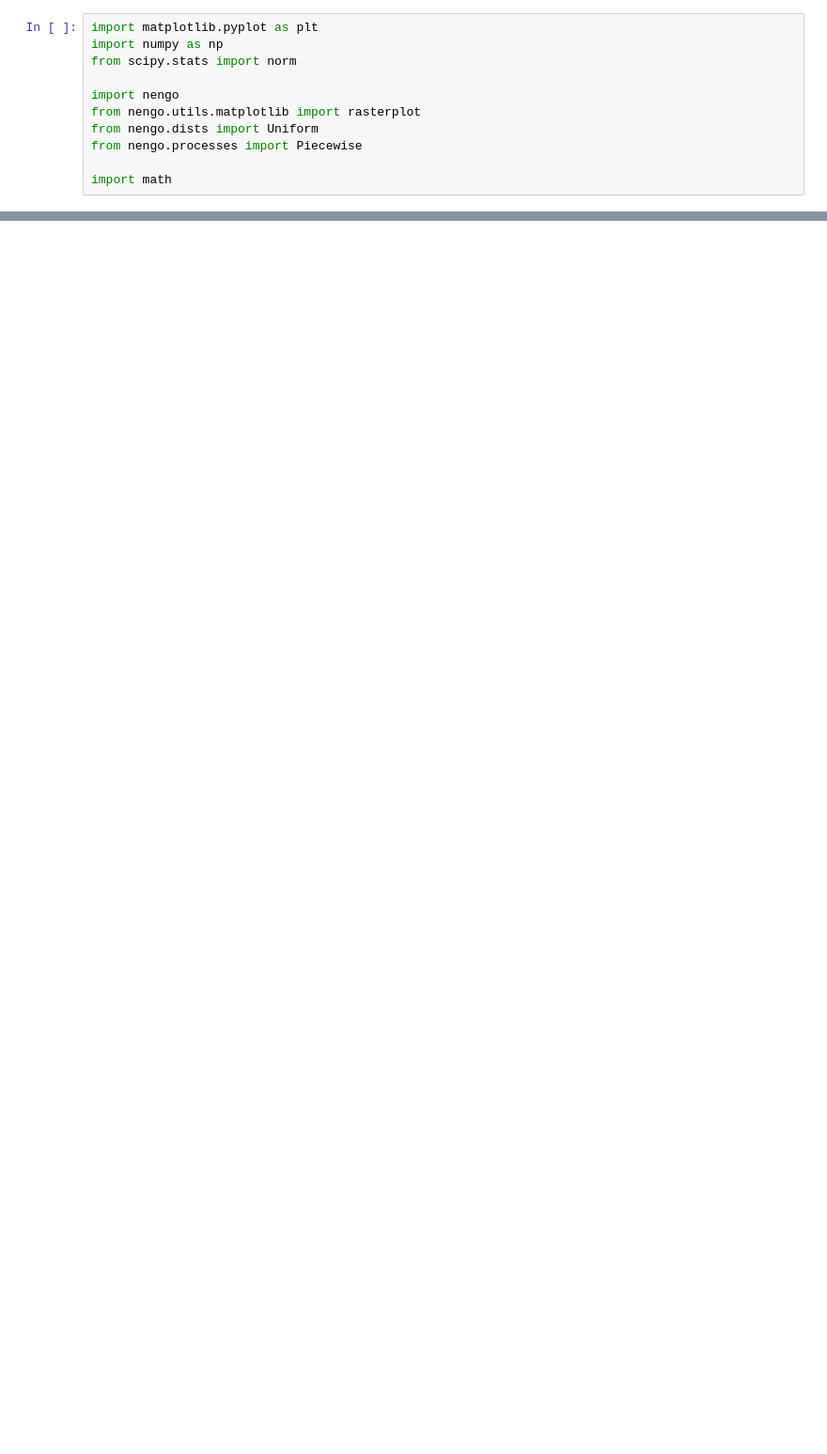
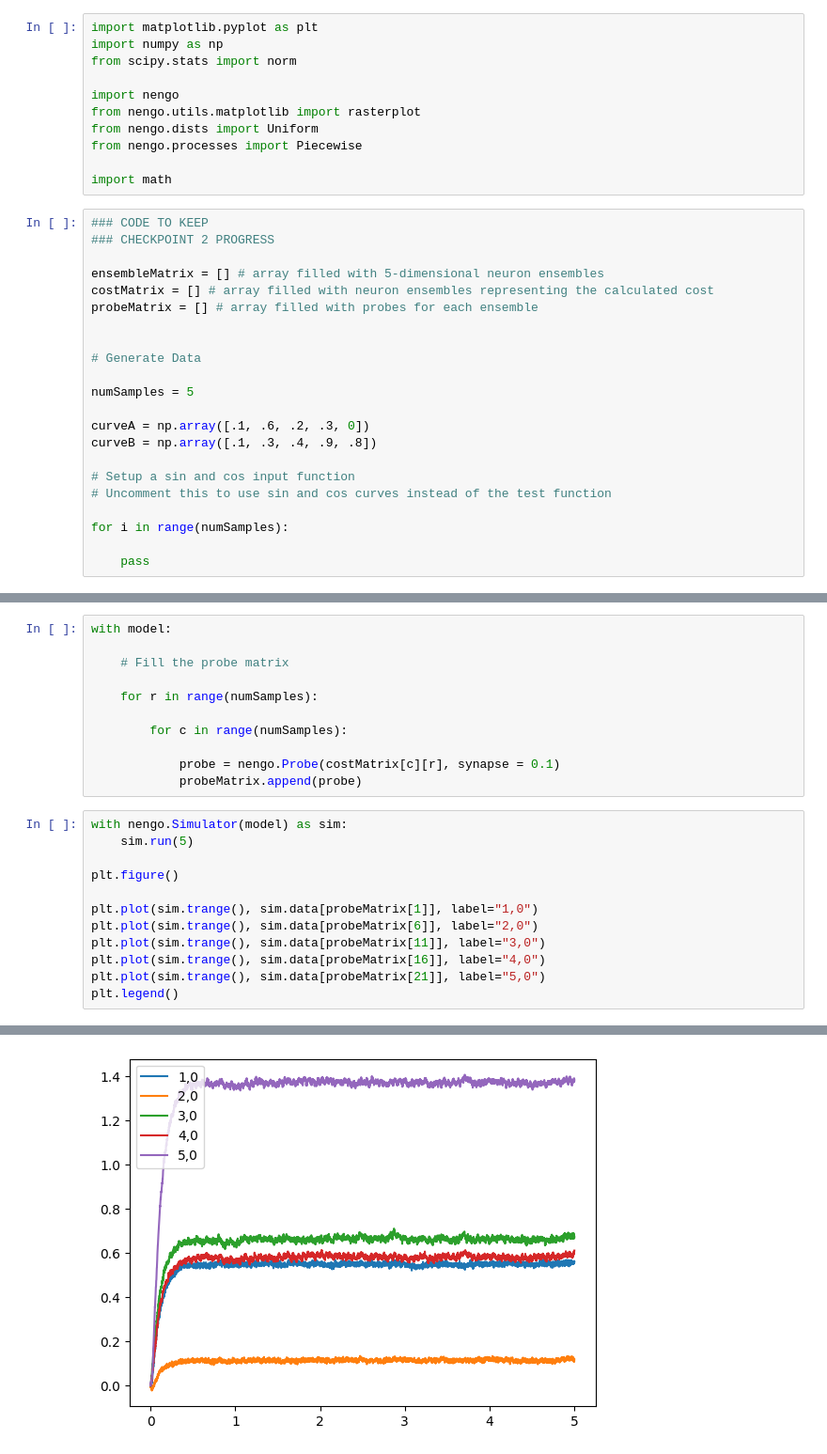
Before and after one commit to aplsamson/ECE495_Final-Project, a Jupyter notebook: Samson_Final-Project.ipynb, the cells around one changed output, grey strips where cells are left out. Shown at 94% size. Drawn from its saved outputs; the diff is of its cells as text; blank space fills up the shorter version.

```diff
--- a/Samson_Final-Project.ipynb
+++ b/Samson_Final-Project.ipynb
@@ -9,3 +9,25 @@ from nengo.dists import Uniform
 from nengo.processes import Piecewise
 
 import math
+# %%
+### CODE TO KEEP
+### CHECKPOINT 2 PROGRESS
+
+ensembleMatrix = [] # array filled with 5-dimensional neuron ensembles
+costMatrix = [] # array filled with neuron ensembles representing the calculated cost
+probeMatrix = [] # array filled with probes for each ensemble
+
+
+# Generate Data
+
+numSamples = 5
+
+curveA = np.array([.1, .6, .2, .3, 0])
+curveB = np.array([.1, .3, .4, .9, .8])
+
+# Setup a sin and cos input function
+# Uncomment this to use sin and cos curves instead of the test function
+
+for i in range(numSamples):
+
+    pass
@@ -11,0 +117,24 @@ import math
+# %%
+with model:
+
+    # Fill the probe matrix
+
+    for r in range(numSamples):
+
+        for c in range(numSamples):
+
+            probe = nengo.Probe(costMatrix[c][r], synapse = 0.1)
+            probeMatrix.append(probe)
+# %%
+with nengo.Simulator(model) as sim:
+    sim.run(5)
+
+plt.figure()
+
+plt.plot(sim.trange(), sim.data[probeMatrix[1]], label="1,0")
+plt.plot(sim.trange(), sim.data[probeMatrix[6]], label="2,0")
+plt.plot(sim.trange(), sim.data[probeMatrix[11]], label="3,0")
+plt.plot(sim.trange(), sim.data[probeMatrix[16]], label="4,0")
+plt.plot(sim.trange(), sim.data[probeMatrix[21]], label="5,0")
+plt.legend()
+# %% [output]
@@ -11,0 +144 @@ import math
+[figure, added]
```
Also changed, not shown: parts of 6 cells of this notebook, 9 other files.
